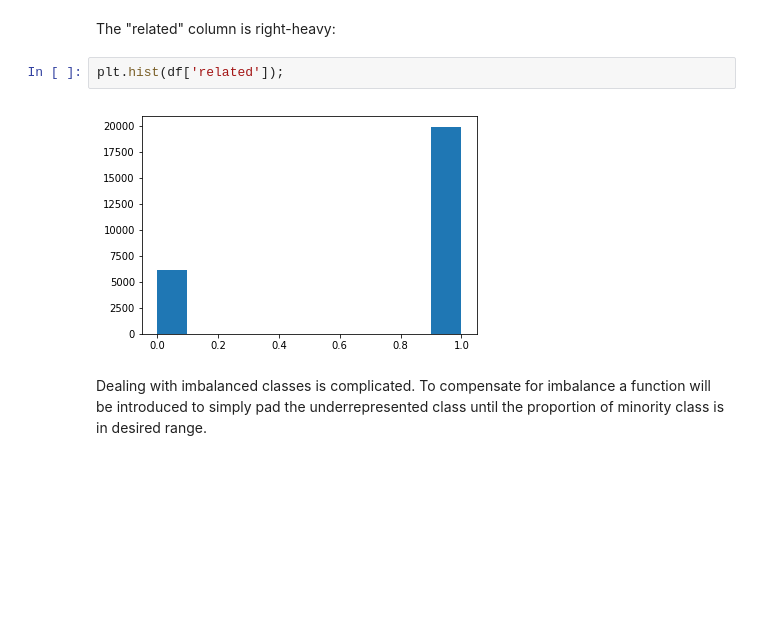
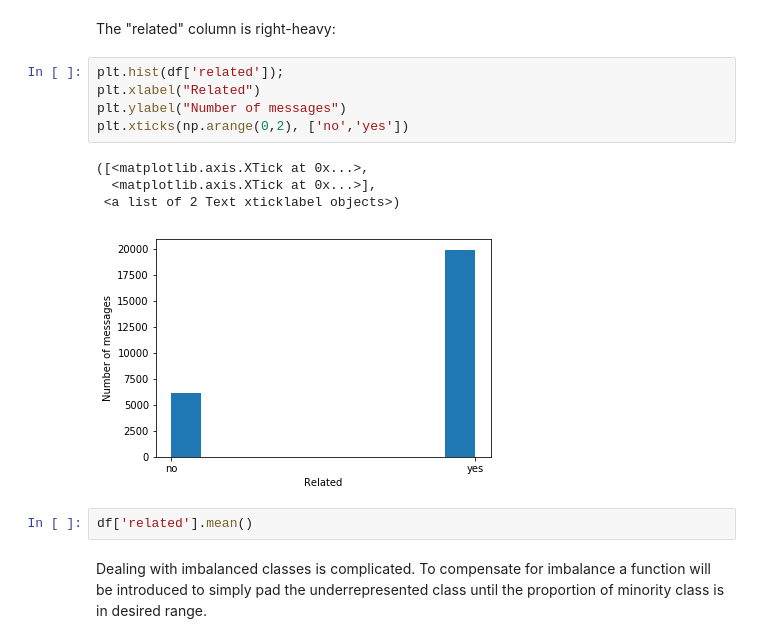
Before and after one commit to v1001/Disaster-Response-Pipeline-, a Jupyter notebook: ML Pipeline Preparation.ipynb, the cells around one changed output. Saved outputs shown, nothing was run; the diff lists cells and outputs as text; blank space fills up the shorter version.

```diff
--- a/ML Pipeline Preparation.ipynb
+++ b/ML Pipeline Preparation.ipynb
@@ -154,10 +175,18 @@ During data analysis it was shown that only messages which are labeled "related"
 - Second classifier will be trained for remaining labels to identify different labels for the categories based on experience with "related" classifier .
 # %% [markdown]
 The "related" column is right-heavy:
-# %%
-plt.hist(df['related']);
-# %% [output]
-[figure, removed]
+# %%
+plt.hist(df['related']);
+plt.xlabel("Related")
+plt.ylabel("Number of messages")
+plt.xticks(np.arange(0,2), ['no','yes'])
+# %% [output]
+([<matplotlib.axis.XTick at 0x...>,
+  <matplotlib.axis.XTick at 0x...>],
+ <a list of 2 Text xticklabel objects>)
+[figure, added]
+# %%
+df['related'].mean()
 # %% [markdown]
 Dealing with imbalanced classes is complicated. To compensate for imbalance a function will be introduced to simply pad the underrepresented class until the proportion of minority class is in desired range.
 # %%
```
Also changed, not shown: parts of 39 cells of this notebook.
